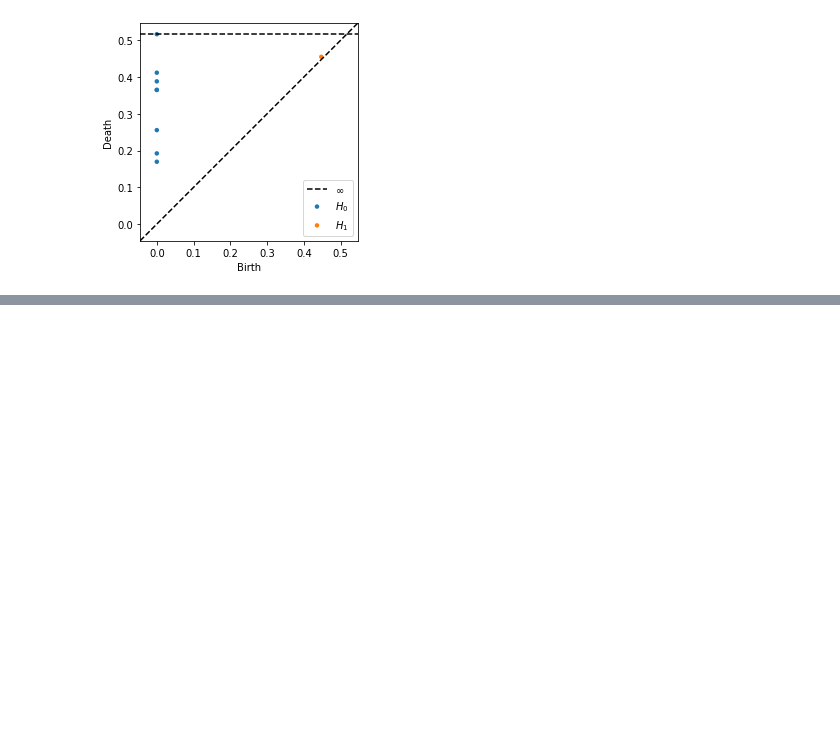
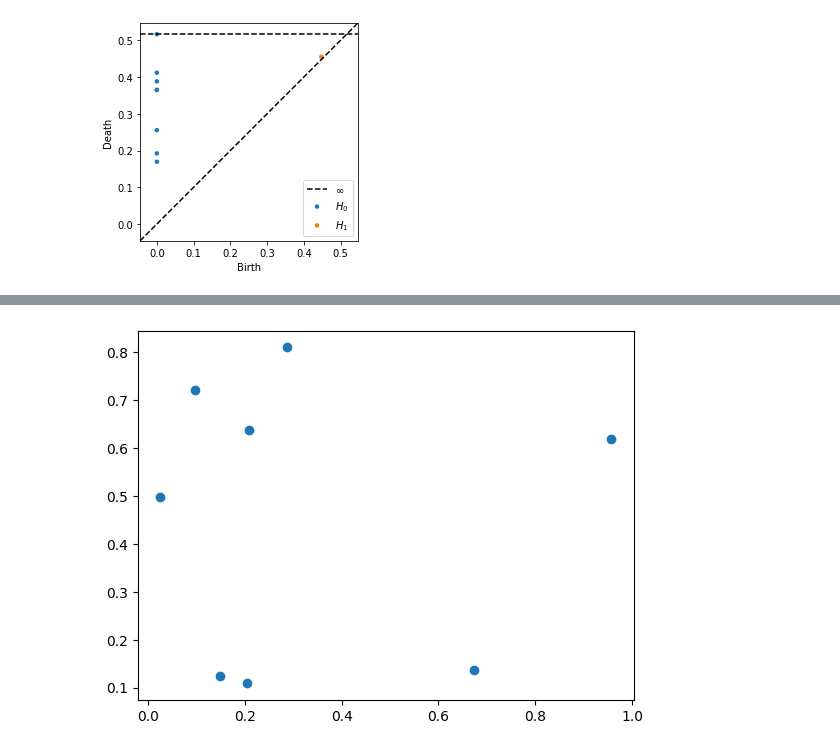
Before and after one commit to almartcas/TFG, a Jupyter notebook: Comparacion_PD.ipynb, the cells around one changed output, grey strips where cells are left out. Cells and saved outputs as stored; diff of their text form; code cells hidden in the pictures; blank space fills up the shorter version.

```diff
--- a/Comparacion_PD.ipynb
+++ b/Comparacion_PD.ipynb
@@ -78,0 +71,3 @@ diagrams
+# %%
+data2 = np.random.random((8,2))
+data2
@@ -78,0 +83,6 @@ diagrams
+# %%
+x2, y2 = data2.T
+plt.scatter(x2,y2)
+plt.show()
+# %% [output]
+[figure, added]
```
Also changed, not shown: parts of 22 cells of this notebook.
